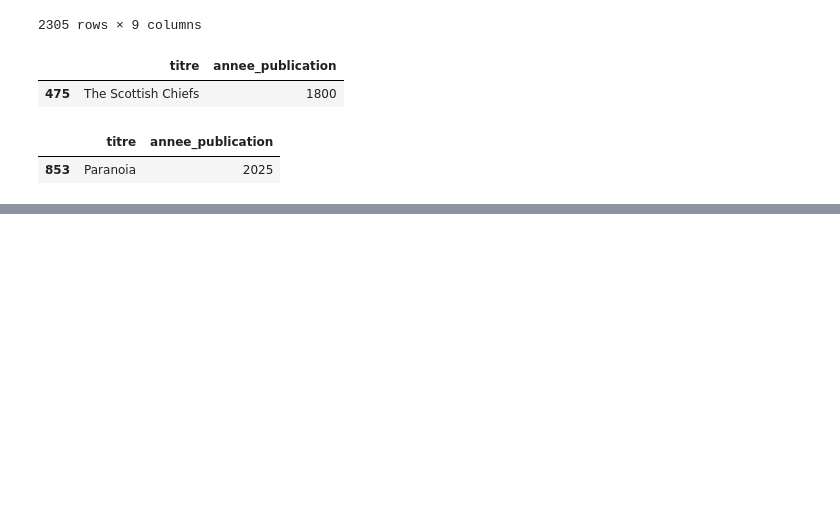
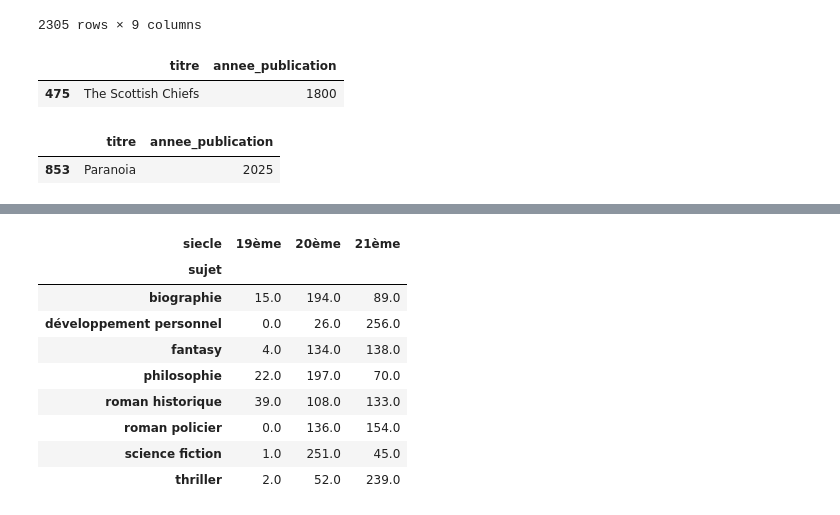
Before and after one commit to smarjane/TP-livres-data, a Jupyter notebook: TP_Livre.ipynb, the cells around one changed output, grey strips where cells are left out. Saved outputs shown, nothing was run; the diff lists cells and outputs as text; code cells hidden in the pictures; blank space fills up the shorter version.

```diff
--- a/TP_Livre.ipynb
+++ b/TP_Livre.ipynb
@@ -554,0 +687,15 @@ display(df_nettoyage.sort_values('annee_publication', ascending=False)[cols].hea
+# %%
+#24
+pivot_df_nettoyage
+# developpement personnel a connu la plus forte croissance
+# %% [output]
+| siecle | 19ème | 20ème | 21ème |
+| sujet |  |  |  |
+| biographie | 15.0 | 194.0 | 89.0 |
+| développement personnel | 0.0 | 26.0 | 256.0 |
+| fantasy | 4.0 | 134.0 | 138.0 |
+| philosophie | 22.0 | 197.0 | 70.0 |
+| roman historique | 39.0 | 108.0 | 133.0 |
+| roman policier | 0.0 | 136.0 | 154.0 |
+| science fiction | 1.0 | 251.0 | 45.0 |
+| thriller | 2.0 | 52.0 | 239.0 |
```
Also changed, not shown: parts of 17 cells of this notebook.
